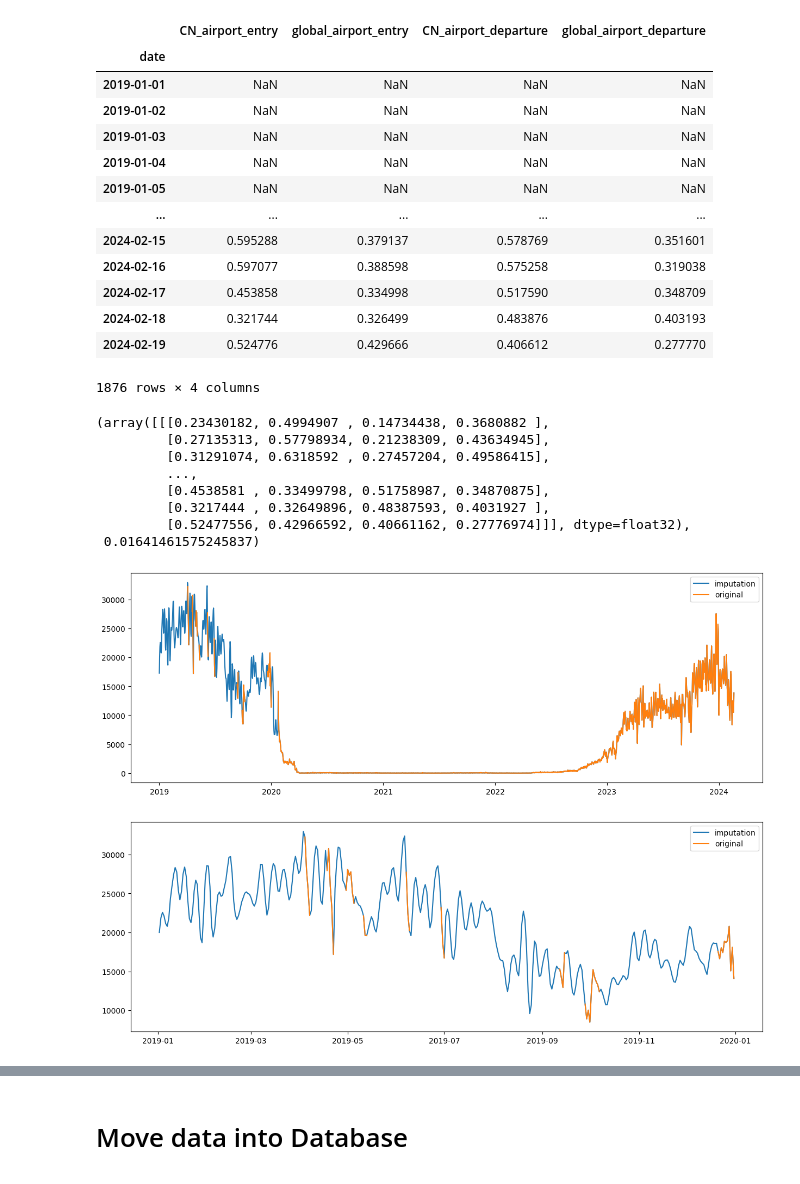
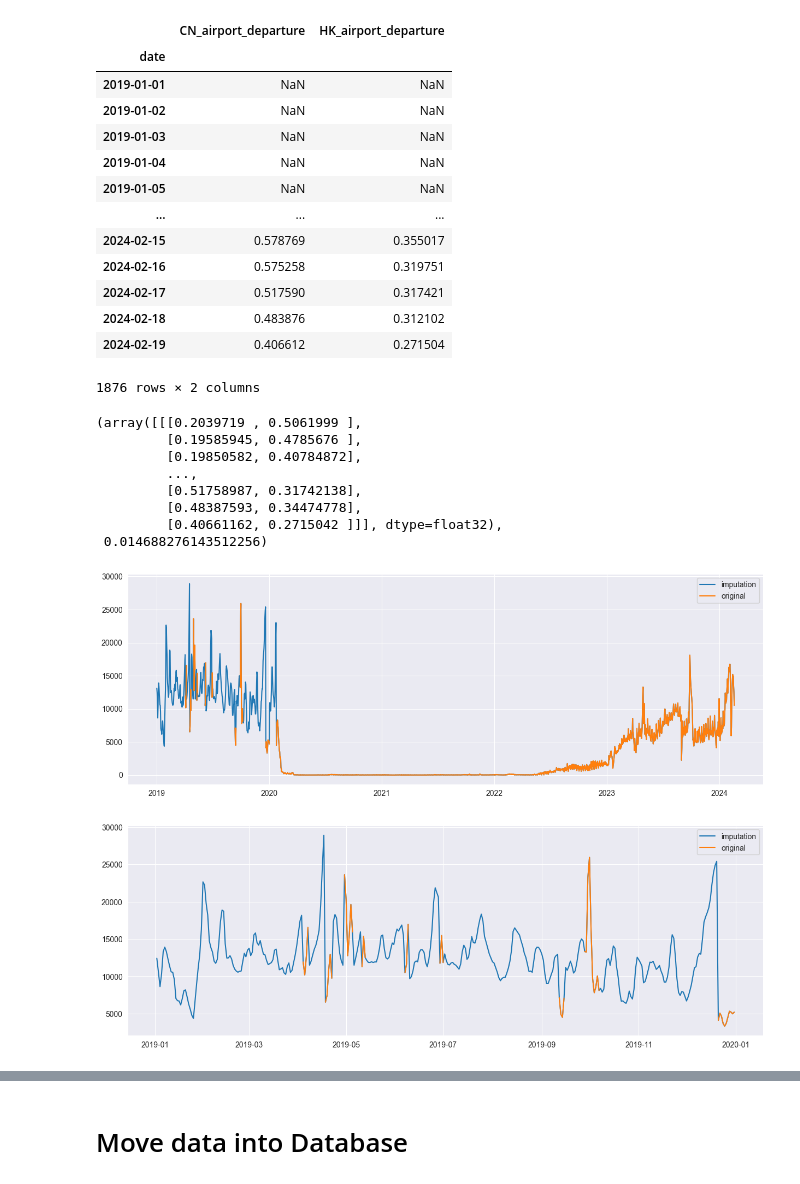
Before and after one commit to jiadol/Travel_Ml, a Jupyter notebook: notebooks/imputation.ipynb, the cells around one changed output, grey strips where cells are left out. Drawn from its saved outputs; the diff is of its cells as text; code cells hidden in the pictures.

```diff
--- a/notebooks/imputation.ipynb
+++ b/notebooks/imputation.ipynb
@@ -26,8 +23,8 @@ saved_model = {
 # %%
 import numpy as np
-from sklearn.preprocessing import StandardScaler, MinMaxScaler
+from sklearn.preprocessing import MinMaxScaler
 
-query = f"SELECT * FROM {table_hk_selected}"
+query = f"SELECT date,CN_airport_departure,HK_airport_departure FROM hk_customs_daily"
 df = pd.read_sql_query(query, engine)
 
 # save original df
@@ -35,12 +32,14 @@ df_reindex = df.copy()
 df_reindex_scaled = df.copy()
 
 # use scalar
-scaler = MinMaxScaler()
+scalers = {}
 if use_standard_scaler:
     for column in df_reindex_scaled.columns:
         if column not in ['date']:
+            scaler = MinMaxScaler()
             df_reindex_scaled[column] = scaler.fit_transform(df_reindex_scaled[column].values.reshape(-1, 1)).reshape(
                 -1)
+            scalers[column] = scaler
 
 # make a date range
 date_range = pd.date_range(start=pd.to_datetime('2019-01-01'), end=df_reindex_scaled['date'].max())
@@ -65,20 +64,20 @@ num_features = df_reindex_scaled.values.shape[1]  # 减去date
 # %%
 df_reindex_scaled
 # %% [output]
-|  | CN_airport_entry | global_airport_entry | CN_airport_departure | global_airport_departure |
-| date |  |  |  |  |
-| 2019-01-01 | NaN | NaN | NaN | NaN |
-| 2019-01-02 | NaN | NaN | NaN | NaN |
-| 2019-01-03 | NaN | NaN | NaN | NaN |
-| 2019-01-04 | NaN | NaN | NaN | NaN |
-| 2019-01-05 | NaN | NaN | NaN | NaN |
-| ... | ... | ... | ... | ... |
-| 2024-02-15 | 0.595288 | 0.379137 | 0.578769 | 0.351601 |
-| 2024-02-16 | 0.597077 | 0.388598 | 0.575258 | 0.319038 |
-| 2024-02-17 | 0.453858 | 0.334998 | 0.517590 | 0.348709 |
-| 2024-02-18 | 0.321744 | 0.326499 | 0.483876 | 0.403193 |
-| 2024-02-19 | 0.524776 | 0.429666 | 0.406612 | 0.277770 |
+|  | CN_airport_departure | HK_airport_departure |
+| date |  |  |
+| 2019-01-01 | NaN | NaN |
+| 2019-01-02 | NaN | NaN |
+| 2019-01-03 | NaN | NaN |
+| 2019-01-04 | NaN | NaN |
+| 2019-01-05 | NaN | NaN |
+| ... | ... | ... |
+| 2024-02-15 | 0.578769 | 0.355017 |
+| 2024-02-16 | 0.575258 | 0.319751 |
+| 2024-02-17 | 0.517590 | 0.317421 |
+| 2024-02-18 | 0.483876 | 0.312102 |
+| 2024-02-19 | 0.406612 | 0.271504 |
-1876 rows × 4 columns
+1876 rows × 2 columns
 # %%
 from pygrinder import mcar
 
@@ -97,10 +96,11 @@ from pypots.utils.metrics import calc_mae
 from pygrinder.utils import fill_and_get_mask_torch
 
 # Model training. This is PyPOTS showtime.
+
 if mode == 'train':
     if model_name == 'saits':
         saits = SAITS(n_steps=num_samples,
-                      n_features=4,
+                      n_features=num_features,
                       n_layers=4,
                       d_model=128,
                       d_inner=128,
@@ -117,7 +117,7 @@ if mode == 'train':
     elif model_name == 'transformer':
         transformer = Transformer(
             n_steps=num_samples,
-            n_features=4,
+            n_features=num_features,
             n_layers=4,
             d_model=196,
             d_inner=128,
@@ -166,23 +166,27 @@ mae = calc_mae(imputation, np.nan_to_num(X_ori),
 
 imputation, mae
 # %% [output]
-(array([[[0.23430182, 0.4994907 , 0.14734438, 0.3680882 ],
-         [0.27135313, 0.57798934, 0.21238309, 0.43634945],
-         [0.31291074, 0.6318592 , 0.27457204, 0.49586415],
+(array([[[0.2039719 , 0.5061999 ],
+         [0.19585945, 0.4785676 ],
+         [0.19850582, 0.40784872],
          ...,
-         [0.4538581 , 0.33499798, 0.51758987, 0.34870875],
-         [0.3217444 , 0.32649896, 0.48387593, 0.4031927 ],
-         [0.52477556, 0.42966592, 0.40661162, 0.27776974]]], dtype=float32),
- 0.01641461575245837)
+         [0.51758987, 0.31742138],
+         [0.48387593, 0.34474778],
+         [0.40661162, 0.2715042 ]]], dtype=float32),
+ 0.014688276143512256)
 # %%
 from matplotlib import pyplot as plt
 
 # float to int
+imputation_val = pd.DataFrame()
 if use_standard_scaler:
-    imputation_val = pd.DataFrame(scaler.inverse_transform(imputation.reshape(num_samples, 4)).astype('int'),
-                                  columns=df.columns[1:])
+    for i, column in enumerate(df_reindex_scaled.columns):
+        if column not in ['date']:
+            imputation_val[column] = scalers[column].inverse_transform(
+                imputation.reshape(num_samples, num_features)[:,1].reshape(-1, 1)).reshape(-1)
+    imputation_val = imputation_val.astype('int')
 else:
-    imputation_val = pd.DataFrame(imputation.reshape(num_samples, 4).astype('int'), columns=df.columns[1:])
+    imputation_val = pd.DataFrame(imputation.reshape(num_samples, num_features).astype('int'), columns=df.columns[1:])
 
 imputation_val = pd.DataFrame({
     col: np.where(indicating_mask_and, imputation_val[col], df_reindex[col]) for col
@@ -193,27 +197,27 @@ imputation_val.index = df_reindex.index
 
 # revert data and draw
 plt.figure(figsize=(15, 5))
-plt.plot(imputation_val.index, imputation_val['global_airport_entry'], label='imputation')
-plt.plot(df_reindex.index, df_reindex['global_airport_entry'], label='original')
+plt.plot(imputation_val.index, imputation_val['CN_airport_departure'], label='imputation')
+plt.plot(df_reindex.index, df_reindex['CN_airport_departure'], label='original')
 plt.legend()
 plt.show()
 # %% [output]
-[figure, old version]
+[figure, new version]
 # %%
 start_date = '2019-01-01'
 end_date = '2020-01-01'
 imputation_val_1 = imputation_val[(imputation_val.index > start_date) & (imputation_val.index < end_date)]
 original_val_1 = df_reindex[(df_reindex.index > start_date) & (df_reindex.index < end_date)]
 
 plt.figure(figsize=(15, 5))
-plt.plot(imputation_val_1.index, imputation_val_1['global_airport_entry'], label='imputation')
-plt.plot(original_val_1.index, original_val_1['global_airport_entry'], label='original')
+plt.plot(imputation_val_1.index, imputation_val_1['CN_airport_departure'], label='imputation')
+plt.plot(original_val_1.index, original_val_1['CN_airport_departure'], label='original')
 plt.legend()
 plt.show()
 
 # perfect result
 # %% [output]
-[figure, old version]
+[figure, new version]
 # %%
 imputation_val_monthly = imputation_val.resample('ME').sum()
 
```
Also changed, not shown: parts of 2 cells of this notebook, 7 other files.
